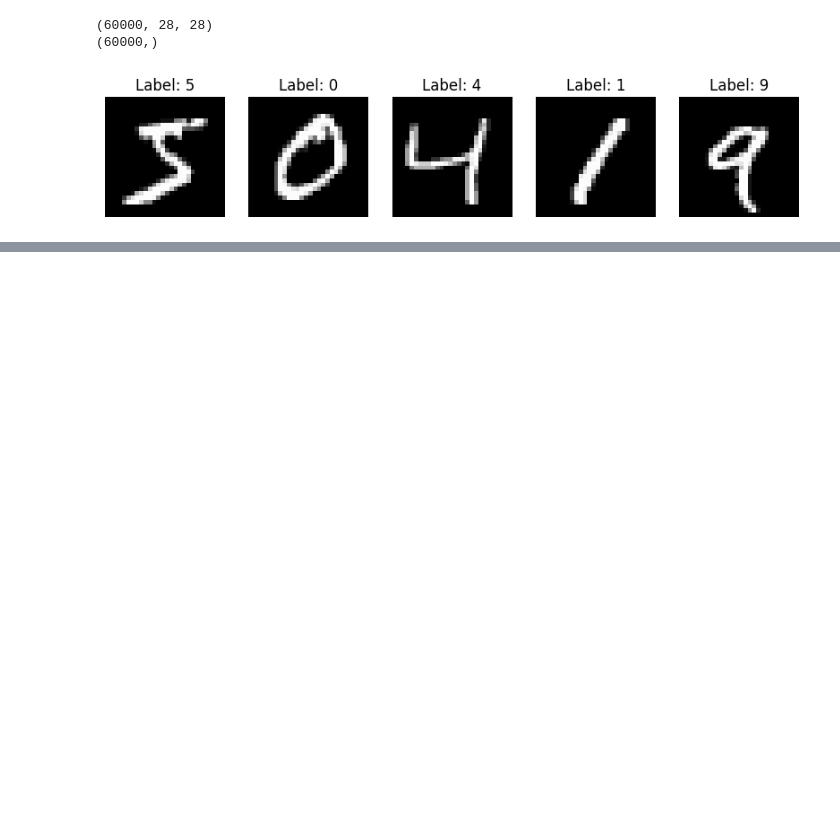
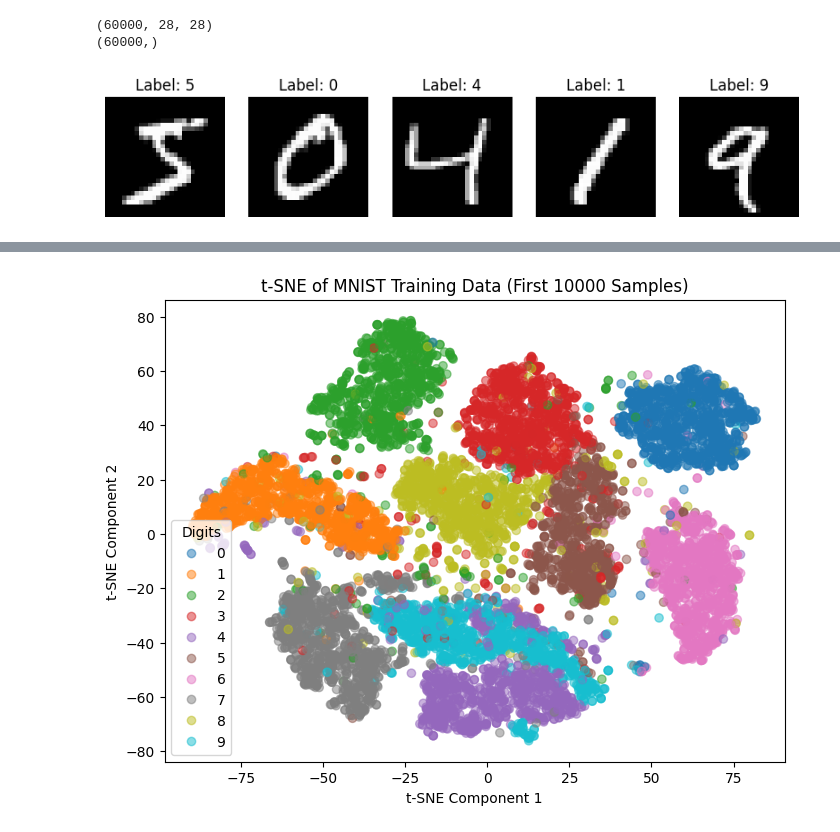
Before and after one commit to ludvigramsvik/MNIST-project-DT4031, a Jupyter notebook: Visualization.ipynb, the cells around one changed output, grey strips where cells are left out. Cells and saved outputs as stored; diff of their text form; code cells hidden in the pictures; blank space fills up the shorter version.

```diff
--- a/Visualization.ipynb
+++ b/Visualization.ipynb
@@ -28,0 +46,14 @@ plt.show()
+# %%
+#t-SNE visualization
+from sklearn.manifold import TSNE
+tsne = TSNE(n_components=2, random_state=42)
+X_train_tsne = tsne.fit_transform(X_train_flat[:10000])  # Only visualize the first 10000 samples for better clarity
+plt.figure(figsize=(8, 6))
+scatter = plt.scatter(X_train_tsne[:, 0], X_train_tsne[:, 1], c=y_train[:10000], cmap='tab10', alpha=0.5)
+plt.legend(*scatter.legend_elements(), title="Digits")
+plt.title("t-SNE of MNIST Training Data (First 10000 Samples)")
+plt.xlabel("t-SNE Component 1")
+plt.ylabel("t-SNE Component 2")
+plt.show()
+# %% [output]
+[figure, added]
```
Also changed, not shown: parts of 1 cell of this notebook.
